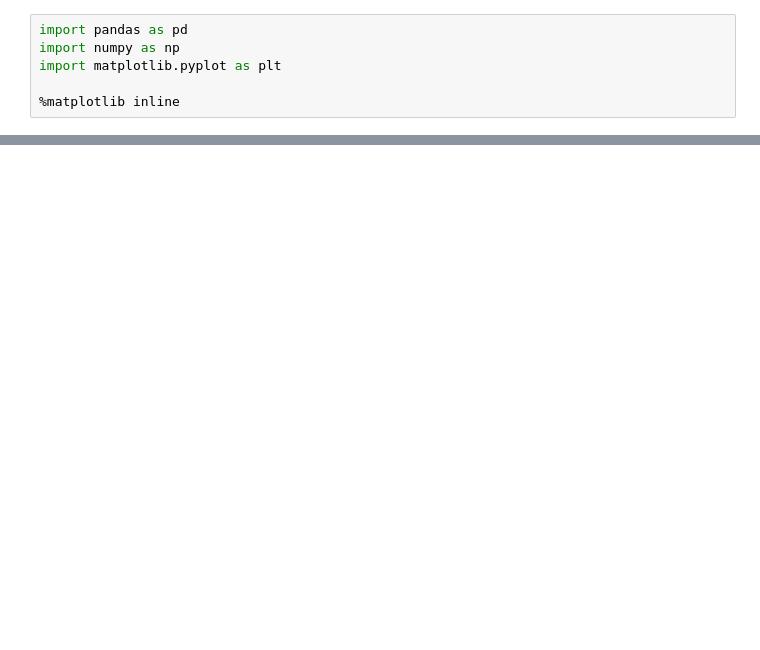
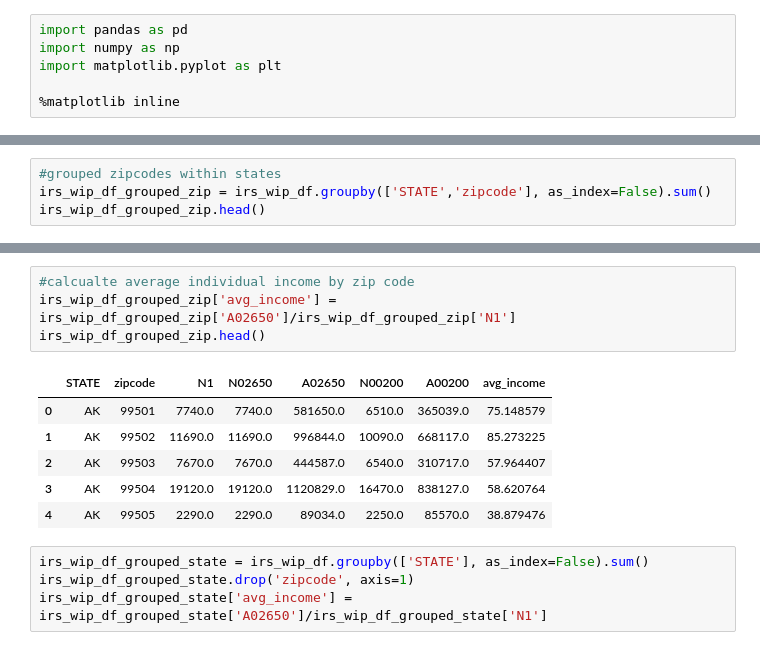
Before and after one commit to lesro/change_unlimited, a Jupyter notebook: notebooks/day2_df_review_merge.ipynb, the cells around one changed output, grey strips where cells are left out. Drawn from its saved outputs; the diff is of its cells as text; blank space fills up the shorter version.

```diff
--- a/notebooks/day2_df_review_merge.ipynb
+++ b/notebooks/day2_df_review_merge.ipynb
@@ -14,0 +88,4 @@ FileNotFoundError: [Errno 2] File ../data/all_us_np.csv does not exist: '../data
+# %%
+#grouped zipcodes within states
+irs_wip_df_grouped_zip = irs_wip_df.groupby(['STATE','zipcode'], as_index=False).sum()
+irs_wip_df_grouped_zip.head()
@@ -14,0 +99,15 @@ FileNotFoundError: [Errno 2] File ../data/all_us_np.csv does not exist: '../data
+# %%
+#calcualte average individual income by zip code
+irs_wip_df_grouped_zip['avg_income'] = irs_wip_df_grouped_zip['A02650']/irs_wip_df_grouped_zip['N1']
+irs_wip_df_grouped_zip.head()
+# %% [output]
+|  | STATE | zipcode | N1 | N02650 | A02650 | N00200 | A00200 | avg_income |
+| 0 | AK | 99501 | 7740.0 | 7740.0 | 581650.0 | 6510.0 | 365039.0 | 75.148579 |
+| 1 | AK | 99502 | 11690.0 | 11690.0 | 996844.0 | 10090.0 | 668117.0 | 85.273225 |
+| 2 | AK | 99503 | 7670.0 | 7670.0 | 444587.0 | 6540.0 | 310717.0 | 57.964407 |
+| 3 | AK | 99504 | 19120.0 | 19120.0 | 1120829.0 | 16470.0 | 838127.0 | 58.620764 |
+| 4 | AK | 99505 | 2290.0 | 2290.0 | 89034.0 | 2250.0 | 85570.0 | 38.879476 |
+# %%
+irs_wip_df_grouped_state = irs_wip_df.groupby(['STATE'], as_index=False).sum()
+irs_wip_df_grouped_state.drop('zipcode', axis=1)
+irs_wip_df_grouped_state['avg_income'] = irs_wip_df_grouped_state['A02650']/irs_wip_df_grouped_state['N1']
```
Also changed, not shown: parts of 13 cells of this notebook, 3 other files.
